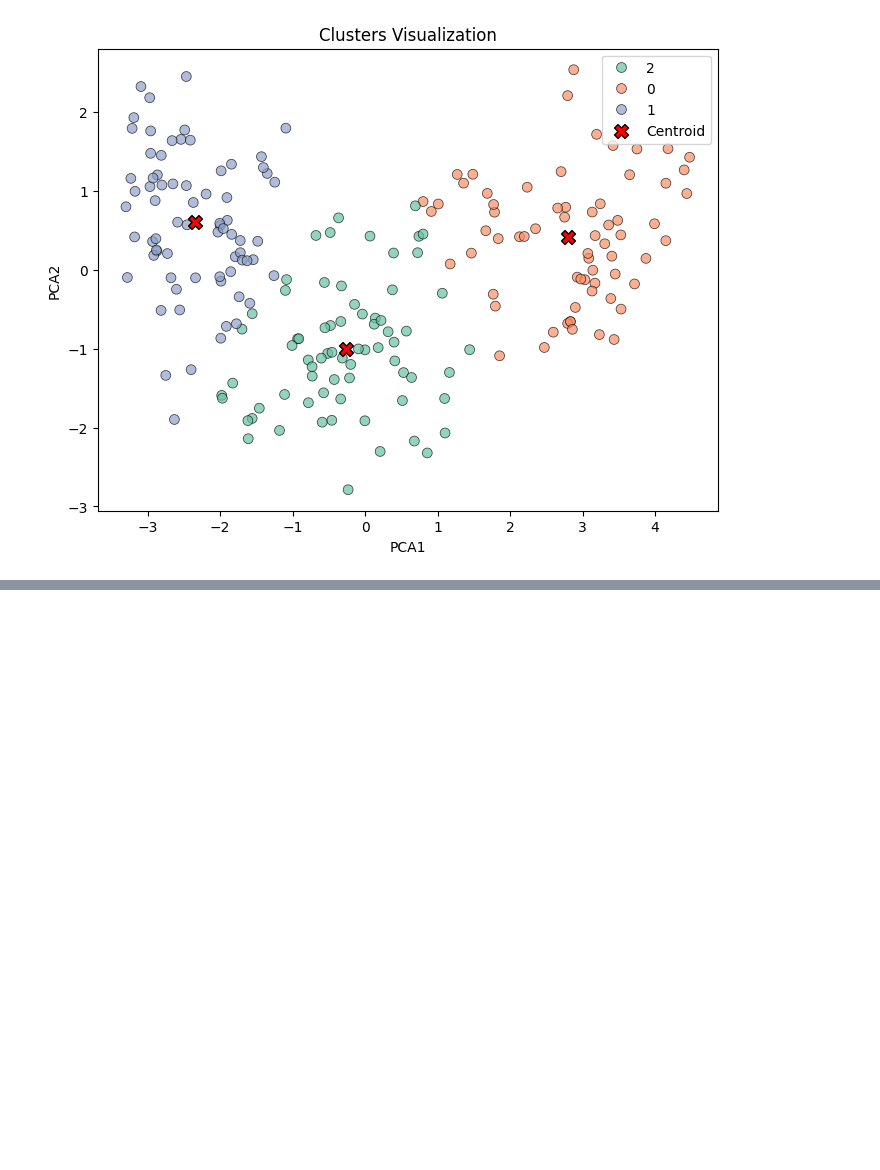
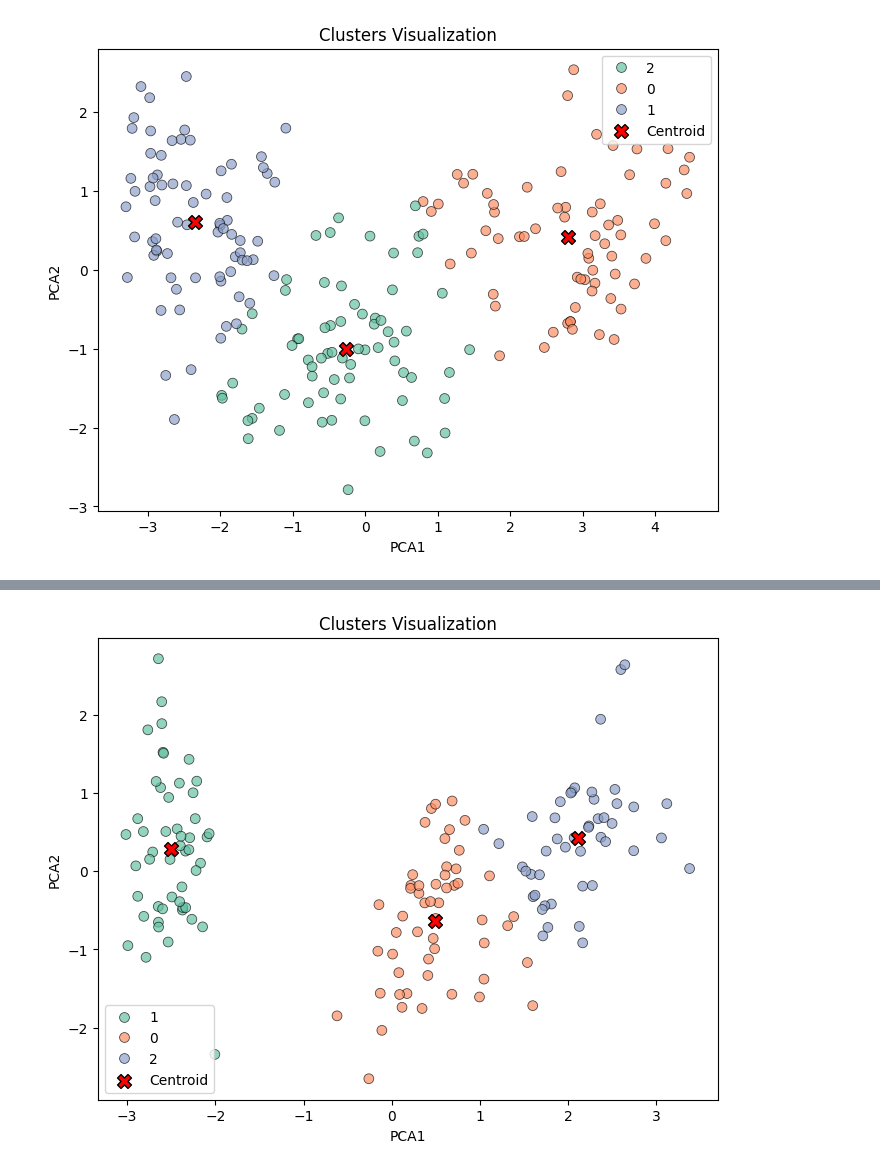
Before and after one commit to manveethjain8/Machine-Learning, a Jupyter notebook: KMeans.ipynb, the cells around one changed output, grey strips where cells are left out. Saved outputs shown, nothing was run; the diff lists cells and outputs as text; code cells hidden in the pictures; blank space fills up the shorter version.

```diff
--- a/KMeans.ipynb
+++ b/KMeans.ipynb
@@ -132,0 +180,47 @@ plt.show()
+# %%
+kmeans = KMeans(n_clusters=3, n_init=100, random_state=0)
+kmeans.fit(X_processed)
+labels = kmeans.labels_
+# %%
+pca = PCA(n_components=2)
+X_pca = pca.fit_transform(X_processed)
+
+centroids = kmeans.cluster_centers_
+centroids_pca = pca.transform(centroids)
+
+plot_df = pd.DataFrame({
+    'PCA1': X_pca[:, 0],
+    'PCA2': X_pca[:, 1],
+    'Clusters': labels.astype(str)
+})
+
+centroids_df = pd.DataFrame(centroids_pca, columns=['PCA1', 'PCA2'])
+# %%
+plt.figure(figsize=(8, 6))
+
+sns.scatterplot(
+    data=plot_df,
+    x='PCA1',
+    y='PCA2',
+    hue='Clusters',
+    palette='Set2',
+    s=50,
+    alpha=0.7,
+    edgecolors='k'
+)
+
+plt.scatter(
+    centroids_df['PCA1'],
+    centroids_df['PCA2'],
+    c='red',
+    s=100,
+    marker='X',
+    edgecolor='black',
+    label='Centroid'
+)
+
+plt.title("Clusters Visualization")
+plt.legend()
+plt.show()
+# %% [output]
+[figure, added]
```
Also changed, not shown: parts of 4 cells of this notebook.
